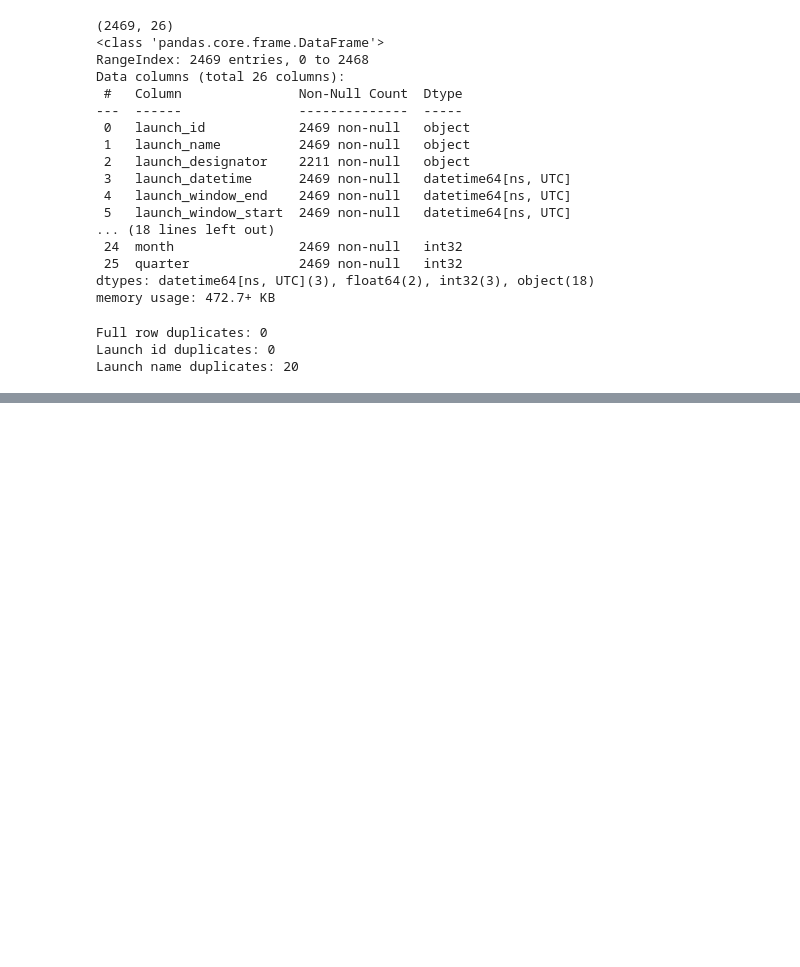
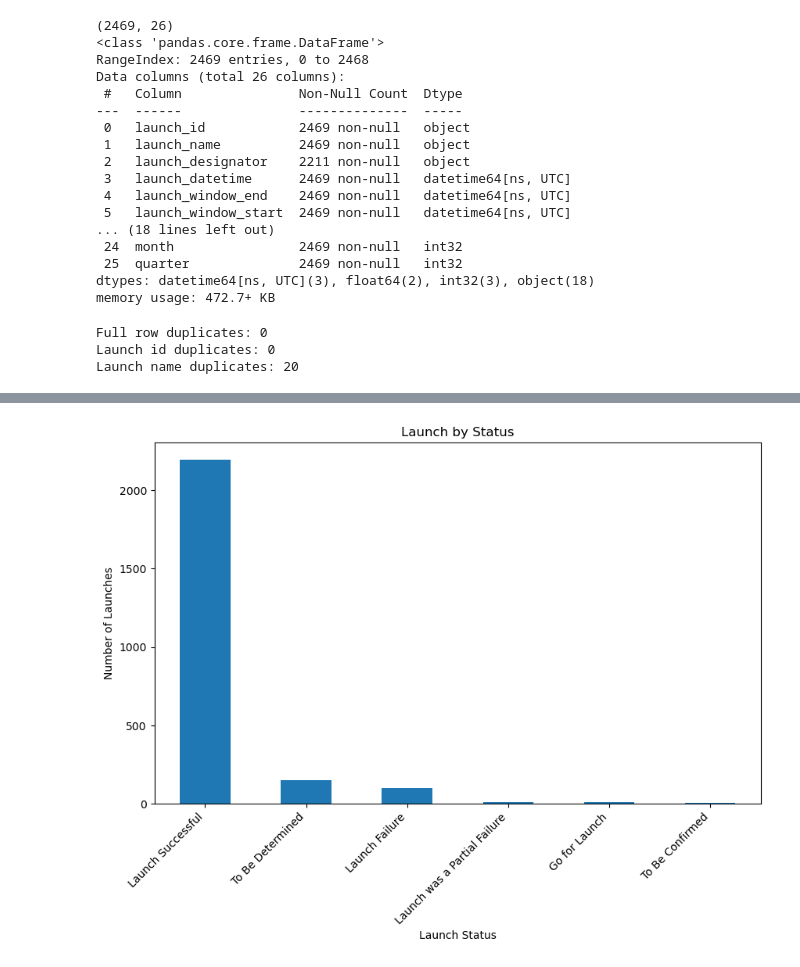
Before and after one commit to kurathemonster/launches, a Jupyter notebook: notebooks/base_analysis.ipynb, the cells around one changed output, grey strips where cells are left out. Cells and saved outputs as stored; diff of their text form; code cells hidden in the pictures; blank space fills up the shorter version.

```diff
--- a/notebooks/base_analysis.ipynb
+++ b/notebooks/base_analysis.ipynb
@@ -163,0 +212,14 @@ df.sample(10)
+# %%
+launch_status = df.groupby('status').size().sort_values(ascending=False)
+
+plt.figure(figsize=(10, 6))
+
+launch_status.plot(kind='bar')
+
+plt.title('Launch by Status')
+plt.xlabel('Launch Status')
+plt.ylabel('Number of Launches')
+plt.xticks(rotation=45, ha='right')
+plt.show()
+# %% [output]
+[figure, added]
```
Also changed, not shown: parts of 5 cells of this notebook, 3 other files.
